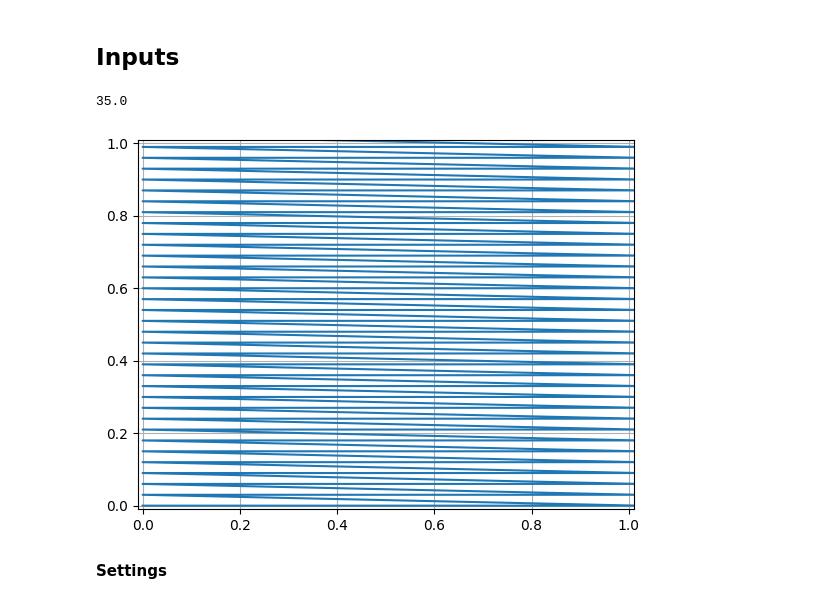
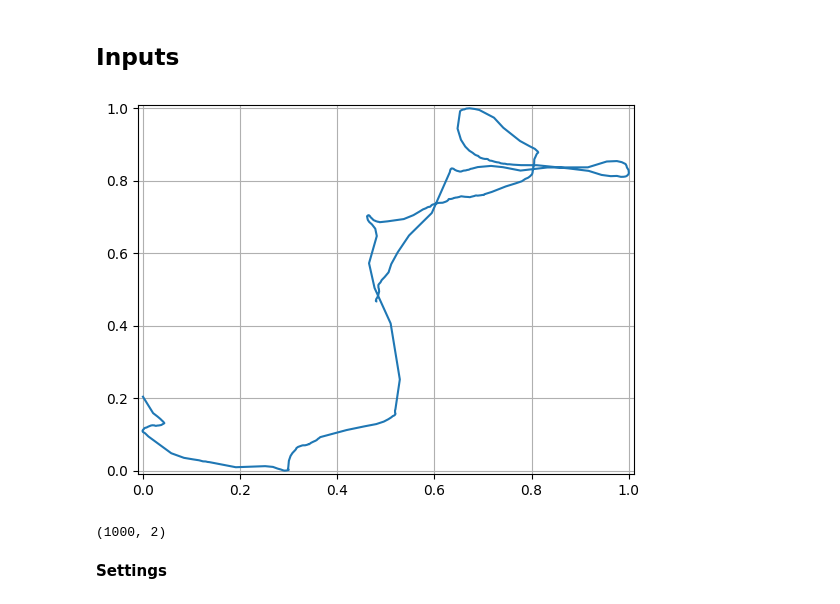
Before and after one commit to iKiru-hub/PCNN, a Jupyter notebook: pcnn_lab.ipynb, the cells around one changed output. Cells and saved outputs as stored; diff of their text form; code cells hidden in the pictures.

```diff
--- a/pcnn_lab.ipynb
+++ b/pcnn_lab.ipynb
@@ -157,24 +159,25 @@ array([0., 0., 0., 0., 0., 0., 0., 0., 0., 0.])
 # %%
 # Create an animal
 animal = ms.AnimalTrajectory(dt=1,
                              prob_turn=0.01,
                              prob_speed=0.1,
                              prob_rest=0.01,
                              day_cycle=True)
 
 # Create a trajectory
-trajectory = animal.make_trajectory(duration=60, whole=True, dx=0.03)
-print(np.sqrt(trajectory.shape[0]))
+trajectory = animal.make_trajectory(duration=1000, whole=False, dx=0.05)
 
 # Plot the trajectory
 plt.plot(trajectory[:, 0], trajectory[:, 1])
 plt.ylim((-0.01, 1.01))
 plt.xlim((-0.01, 1.01))
 plt.grid()
 plt.show()
+
+print(trajectory.shape)
 # %% [output]
+[figure, new version]
-35.0
+(1000, 2)
-[figure, old version]
 # %% [markdown]
 **Settings**
 # %%
```
Also changed, not shown: parts of 23 cells of this notebook, 4 other files.
